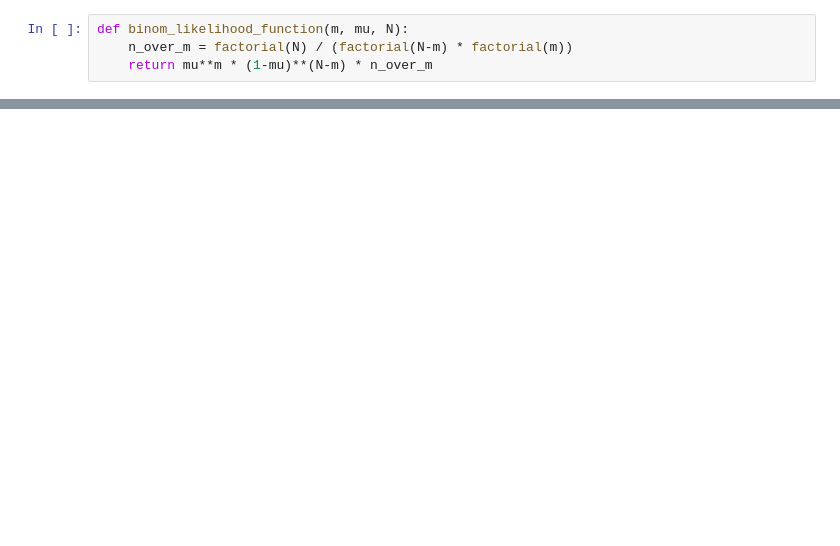
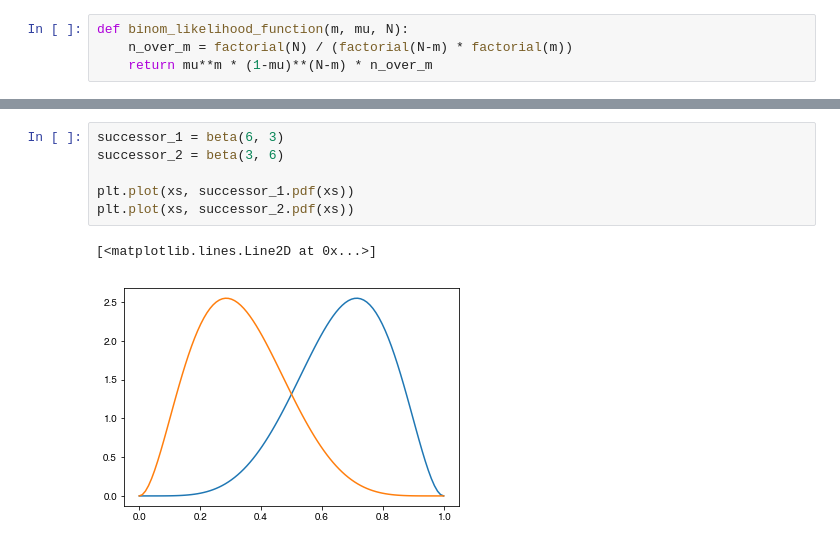
Before and after one commit to jessegeerts/bayesian-rl, a Jupyter notebook: Distributions.ipynb, the cells around one changed output, grey strips where cells are left out. Cells and saved outputs as stored; diff of their text form; blank space fills up the shorter version.

```diff
--- a/Distributions.ipynb
+++ b/Distributions.ipynb
@@ -59,0 +81,9 @@ plt.title('Posterior')
+# %%
+successor_1 = beta(6, 3)
+successor_2 = beta(3, 6)
+
+plt.plot(xs, successor_1.pdf(xs))
+plt.plot(xs, successor_2.pdf(xs))
+# %% [output]
+[<matplotlib.lines.Line2D at 0x...>]
+[figure, added]
```
Also changed, not shown: parts of 16 cells of this notebook, 4 other files.
